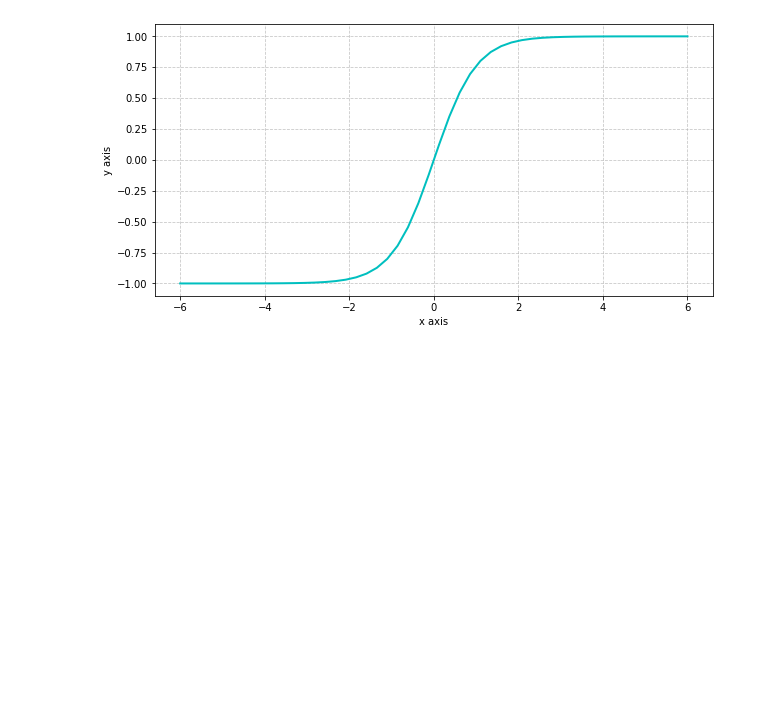
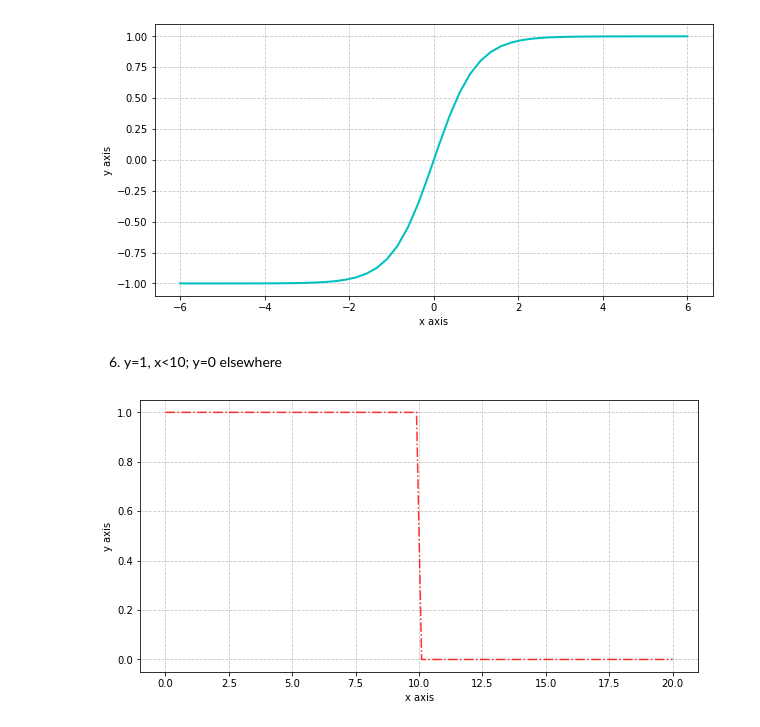
Before and after one commit to suniljangir/Soft-Computing-Lab-2020, a Jupyter notebook: ShreyaPandey/SC-20-10-20.ipynb, the cells around one changed output. Drawn from its saved outputs; the diff is of its cells as text; code cells hidden in the pictures; blank space fills up the shorter version.

```diff
--- a/ShreyaPandey/SC-20-10-20.ipynb
+++ b/ShreyaPandey/SC-20-10-20.ipynb
@@ -76,3 +76,16 @@ plt.ylabel('y axis')
 plt.show()
 # %% [output]
 [figure]
+# %% [markdown]
+6. y=1, x<10; y=0 elsewhere
+# %%
+x = np.linspace(0, 20, 100) #using 100 points to draw the plot
+y = np.sign((10-x)+abs(10-x))
+fig = plt.figure(figsize = (10, 5))
+plt.plot(x, y,'r',alpha=0.8,linestyle ='-.') # Create the plot
+plt.grid(alpha =.7, linestyle ='--')
+plt.xlabel('x axis')
+plt.ylabel('y axis')
+plt.show()
+# %% [output]
+[figure, added]
```
